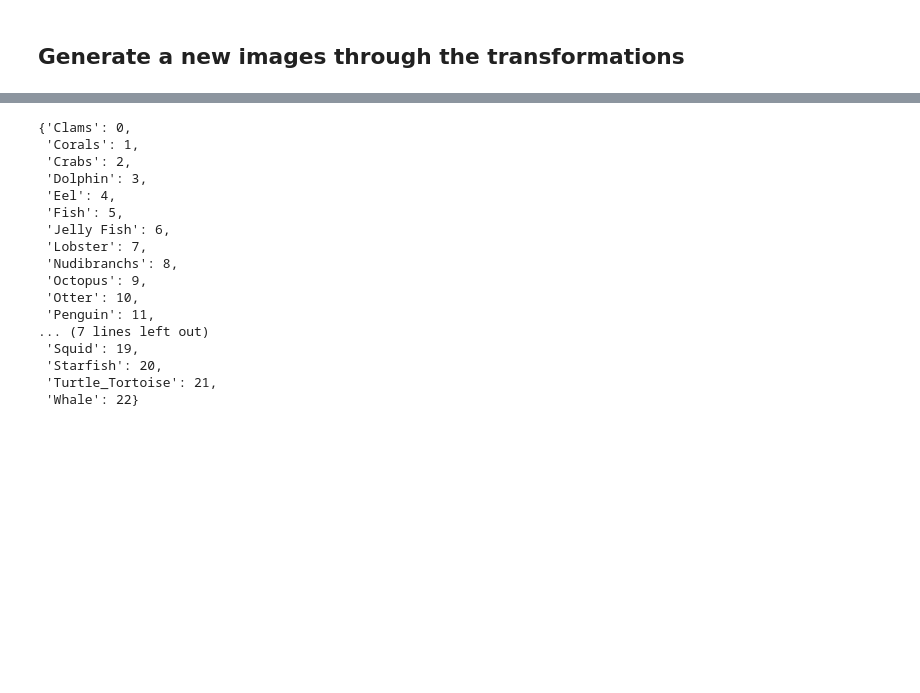
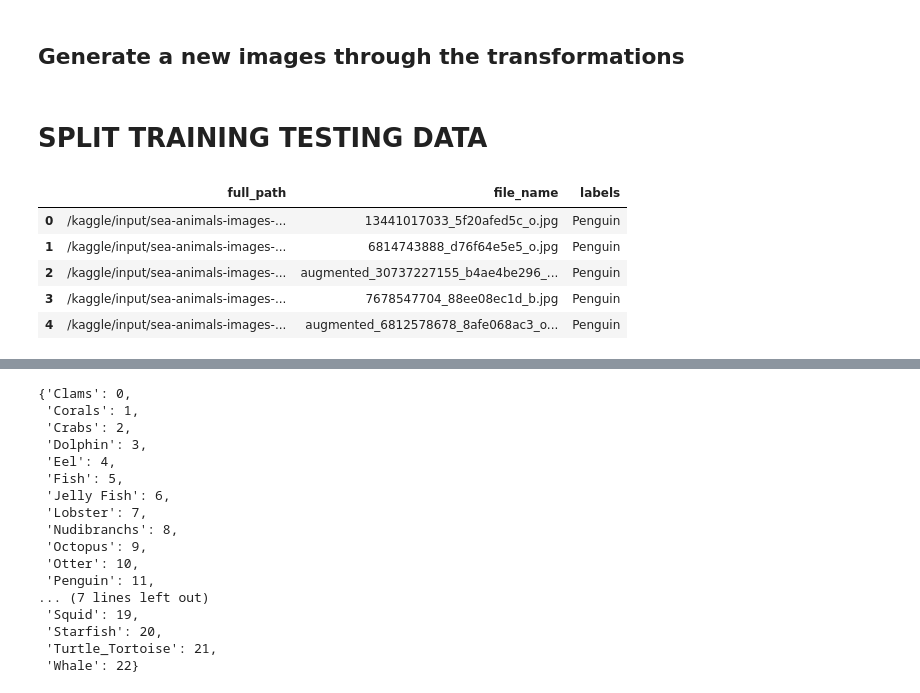
Before and after one commit to sayid-alt/sea-animals-image-classification, a Jupyter notebook: notebook.ipynb, the cells around one changed output, grey strips where cells are left out. Cells and saved outputs as stored; diff of their text form; code cells hidden in the pictures; blank space fills up the shorter version.

```diff
--- a/notebook.ipynb
+++ b/notebook.ipynb
@@ -274,3 +274,35 @@ def run_augment():
 # image_dataset = tf.data.Dataset.from_tensor_slices(images_path).map(load_image).batch(128)
 # %%
 run_augment()
+# %% [markdown]
+# **SPLIT TRAINING TESTING DATA**
+# %%
+BASE_DIR = '/kaggle/input/sea-animals-images-augmented'
+
+full_path = []
+file_name = []
+labels = []
+
+i = 0
+for root, dirs, files in os.walk(BASE_DIR):
+    for name in files:
+        full_path.append(os.path.join(root, name))
+        file_name.append(name)
+        labels.append(root.split('/')[-1])
+
+
+df_all = pd.DataFrame({
+    'full_path': full_path,
+    'file_name': file_name,
+    'labels': labels
+})
+
+
+df_all.head()
+# %% [output]
+|  | full_path | file_name | labels |
+| 0 | /kaggle/input/sea-animals-images-... | 13441017033_5f20afed5c_o.jpg | Penguin |
+| 1 | /kaggle/input/sea-animals-images-... | 6814743888_d76f64e5e5_o.jpg | Penguin |
+| 2 | /kaggle/input/sea-animals-images-... | augmented_30737227155_b4ae4be296_... | Penguin |
+| 3 | /kaggle/input/sea-animals-images-... | 7678547704_88ee08ec1d_b.jpg | Penguin |
+| 4 | /kaggle/input/sea-animals-images-... | augmented_6812578678_8afe068ac3_o... | Penguin |
```
Also changed, not shown: parts of 10 cells of this notebook.
